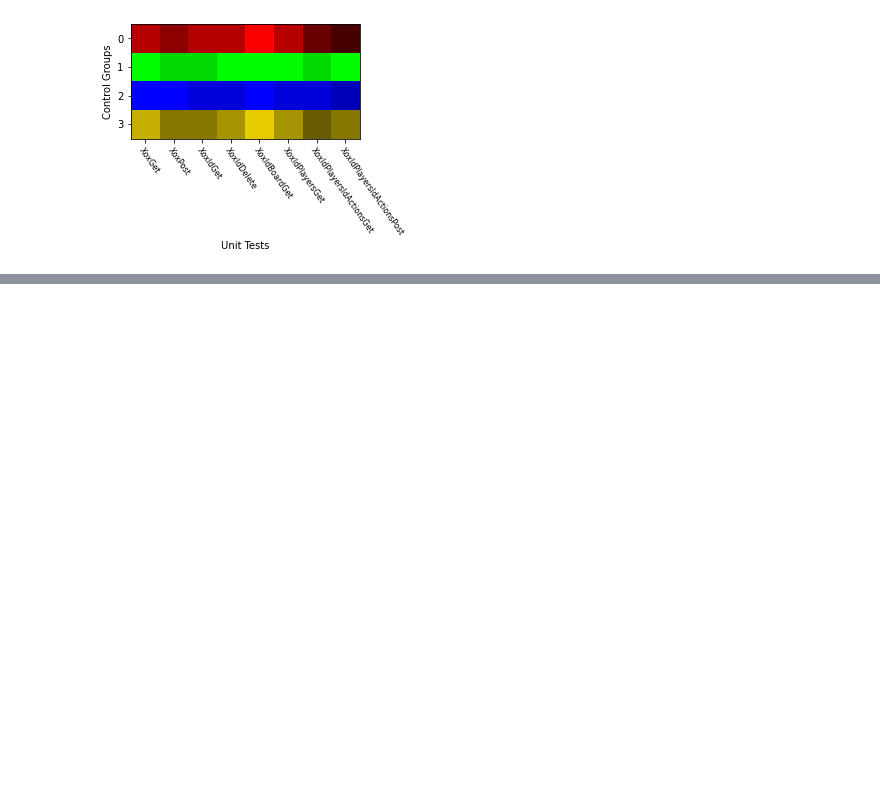
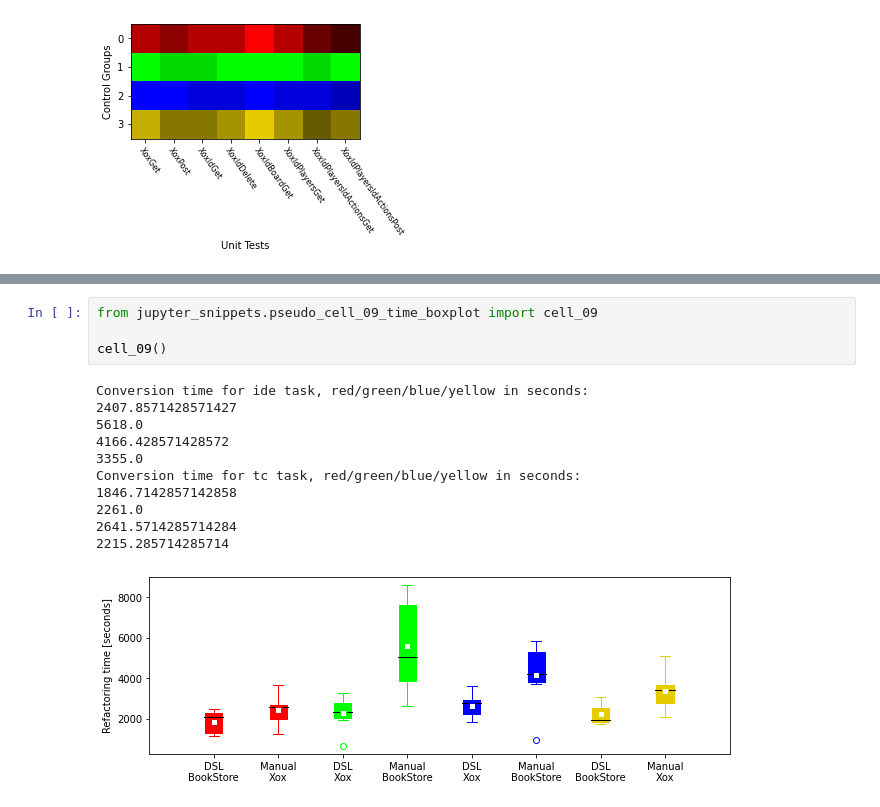
Before and after one commit to m5c/RestifyJupyter, a Jupyter notebook: Restify.ipynb, the cells around one changed output, grey strips where cells are left out. Cells and saved outputs as stored; diff of their text form; blank space fills up the shorter version.

```diff
--- a/Restify.ipynb
+++ b/Restify.ipynb
@@ -310,0 +331,16 @@ cell_07()
+# %%
+from jupyter_snippets.pseudo_cell_09_time_boxplot import cell_09
+
+cell_09()
+# %% [output]
+Conversion time for ide task, red/green/blue/yellow in seconds:
+2407.8571428571427
+5618.0
+4166.428571428572
+3355.0
+Conversion time for tc task, red/green/blue/yellow in seconds:
+1846.7142857142858
+2261.0
+2641.5714285714284
+2215.285714285714
+[figure, added]
```
Also changed, not shown: parts of 30 cells of this notebook, 2 other files.
